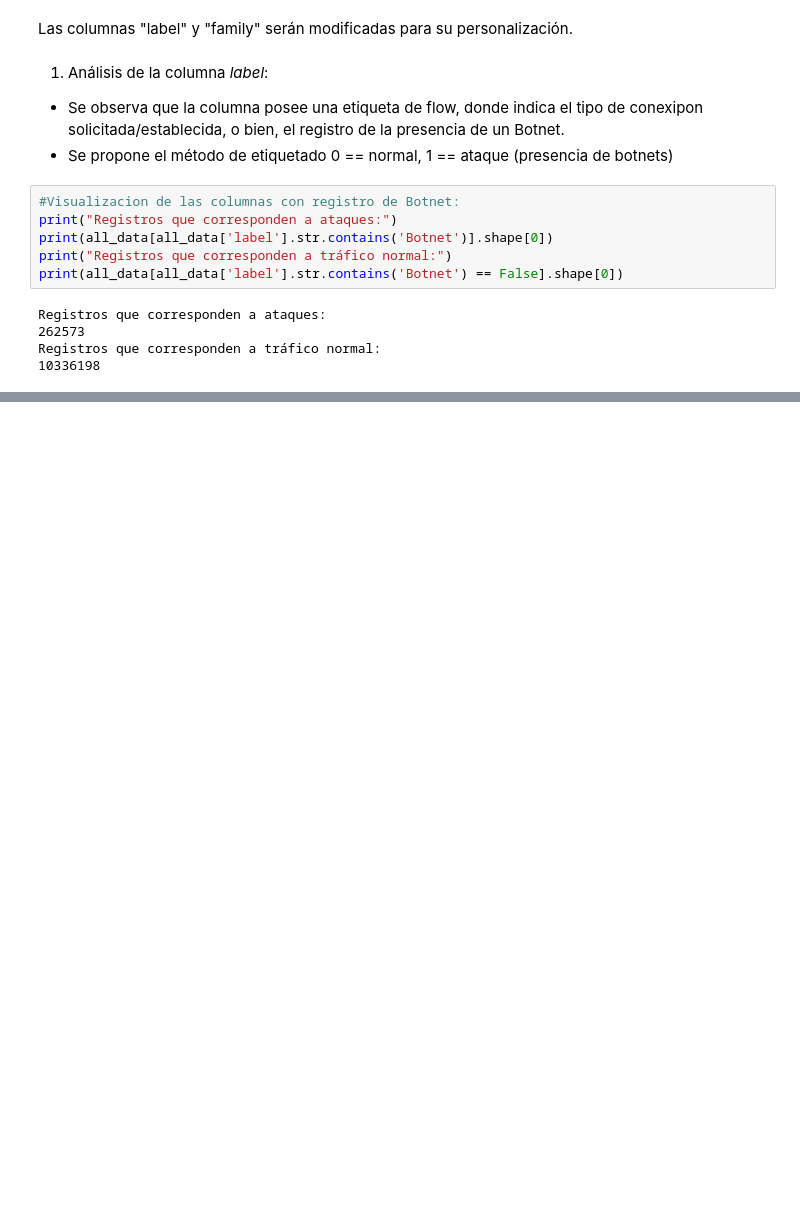
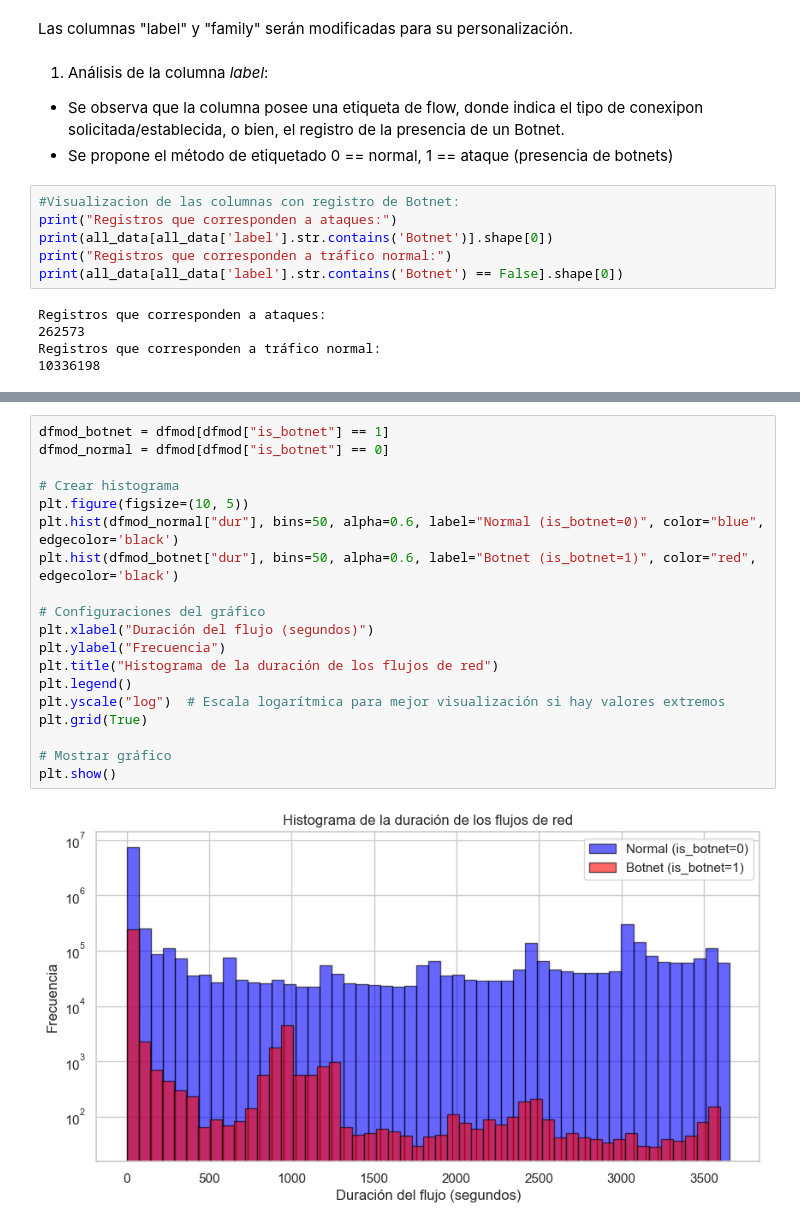
Before and after one commit to danielasabrina08/SIC24_AI_Cybersecurity, a Jupyter notebook: preprocessingctu13.ipynb, the cells around one changed output, grey strips where cells are left out. Cells and saved outputs as stored; diff of their text form; blank space fills up the shorter version.

```diff
--- a/preprocessingctu13.ipynb
+++ b/preprocessingctu13.ipynb
@@ -108,0 +140,21 @@ dfmod.sample(18, random_state=432)
+# %%
+dfmod_botnet = dfmod[dfmod["is_botnet"] == 1]
+dfmod_normal = dfmod[dfmod["is_botnet"] == 0]
+
+# Crear histograma
+plt.figure(figsize=(10, 5))
+plt.hist(dfmod_normal["dur"], bins=50, alpha=0.6, label="Normal (is_botnet=0)", color="blue", edgecolor='black')
+plt.hist(dfmod_botnet["dur"], bins=50, alpha=0.6, label="Botnet (is_botnet=1)", color="red", edgecolor='black')
+
+# Configuraciones del gráfico
+plt.xlabel("Duración del flujo (segundos)")
+plt.ylabel("Frecuencia")
+plt.title("Histograma de la duración de los flujos de red")
+plt.legend()
+plt.yscale("log")  # Escala logarítmica para mejor visualización si hay valores extremos
+plt.grid(True)
+
+# Mostrar gráfico
+plt.show()
+# %% [output]
+[figure, added]
```
Also changed, not shown: parts of 7 cells of this notebook.
